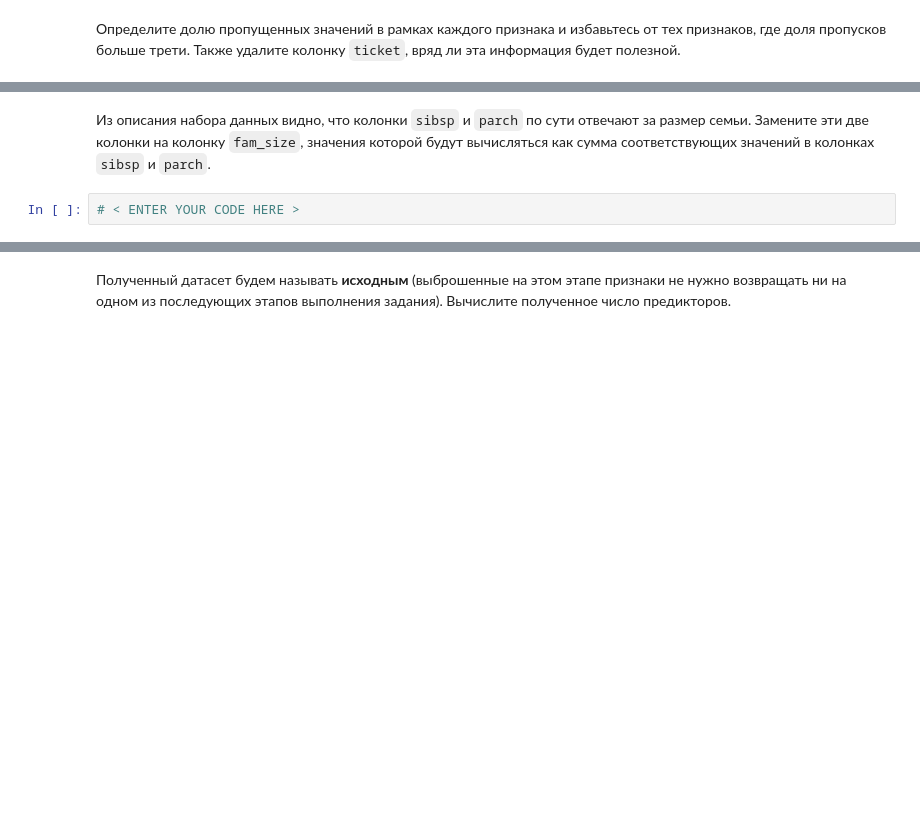
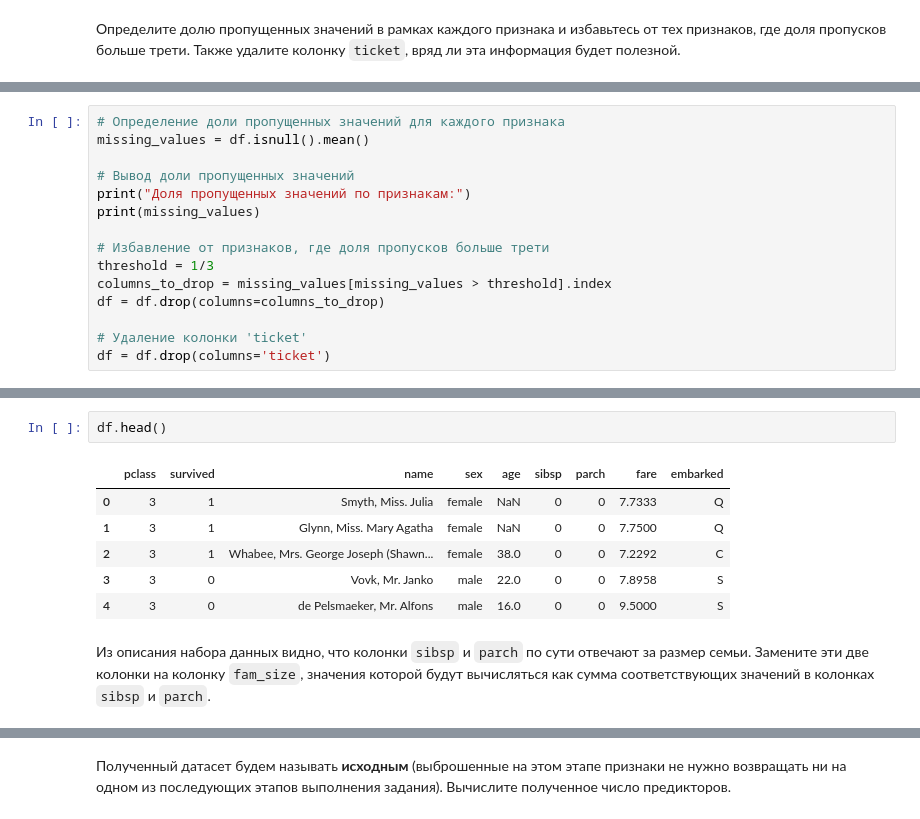
Before and after one commit to AnnCherk/Introduction-to-ML, a Jupyter notebook: Log_Reg.ipynb, the cells around one changed output, grey strips where cells are left out. Saved outputs shown, nothing was run; the diff lists cells and outputs as text; blank space fills up the shorter version.

```diff
--- a/Log_Reg.ipynb
+++ b/Log_Reg.ipynb
@@ -46,0 +62,15 @@ from sklearn.metrics import classification_report
+# %%
+# Определение доли пропущенных значений для каждого признака
+missing_values = df.isnull().mean()
+
+# Вывод доли пропущенных значений
+print("Доля пропущенных значений по признакам:")
+print(missing_values)
+
+# Избавление от признаков, где доля пропусков больше трети
+threshold = 1/3
+columns_to_drop = missing_values[missing_values > threshold].index
+df = df.drop(columns=columns_to_drop)
+
+# Удаление колонки 'ticket'
+df = df.drop(columns='ticket')
@@ -47,4 +92,11 @@ from sklearn.metrics import classification_report
+# %%
+df.head()
+# %% [output]
+|  | pclass | survived | name | sex | age | sibsp | parch | fare | embarked |
+| 0 | 3 | 1 | Smyth, Miss. Julia | female | NaN | 0 | 0 | 7.7333 | Q |
+| 1 | 3 | 1 | Glynn, Miss. Mary Agatha | female | NaN | 0 | 0 | 7.7500 | Q |
+| 2 | 3 | 1 | Whabee, Mrs. George Joseph (Shawn... | female | 38.0 | 0 | 0 | 7.2292 | C |
+| 3 | 3 | 0 | Vovk, Mr. Janko | male | 22.0 | 0 | 0 | 7.8958 | S |
+| 4 | 3 | 0 | de Pelsmaeker, Mr. Alfons | male | 16.0 | 0 | 0 | 9.5000 | S |
 # %% [markdown]
 Из описания набора данных видно, что колонки <code>sibsp</code> и <code>parch</code> по сути отвечают за размер семьи. Замените эти две колонки на колонку <code>fam_size</code>, значения которой будут вычисляться как сумма соответствующих значений в колонках <code>sibsp</code> и <code>parch</code>.
-# %%
-# < ENTER YOUR CODE HERE >
```
Also changed, not shown: parts of 26 cells of this notebook.
